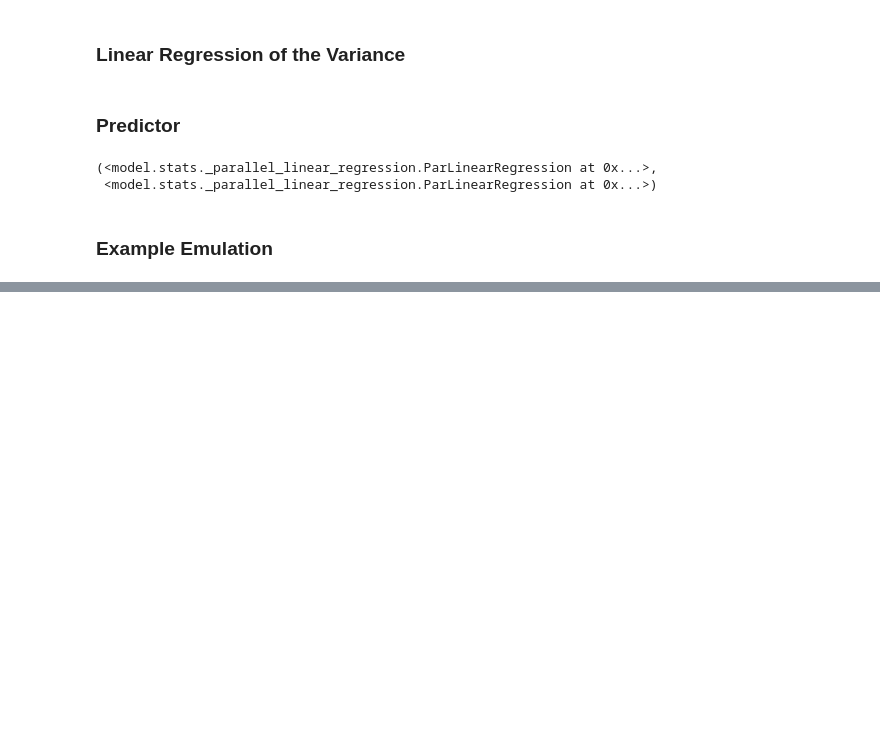
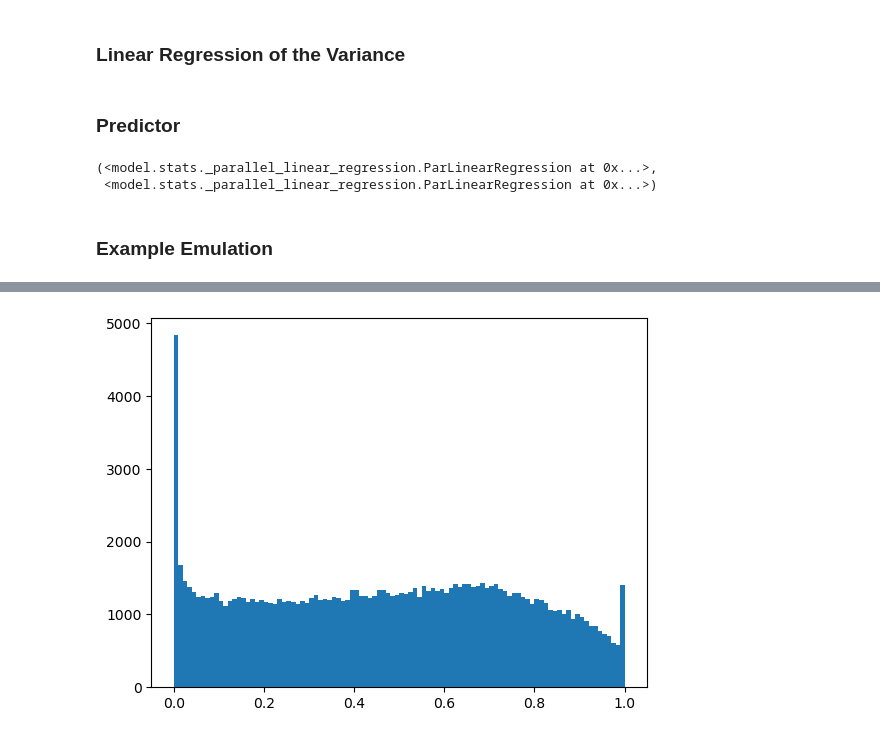
Before and after one commit to pjunghans1234/bachelorarbeit, a Jupyter notebook: quantile_plot.ipynb, the cells around one changed output, grey strips where cells are left out. Cells and saved outputs as stored; diff of their text form; code cells hidden in the pictures; blank space fills up the shorter version.

```diff
--- a/quantile_plot.ipynb
+++ b/quantile_plot.ipynb
@@ -193,0 +200,12 @@ plt.show()
+# %%
+delta = -0.3
+alpha = delta/(1-delta**2)
+omega = np.sqrt(var_prediction_da/(1-2*delta**2/np.pi))
+xi  = mean_prediction_da - omega * delta *np.sqrt(np.pi/2)
+# %%
+quantil_skewnorm = skewnorm.cdf(target_da_t, a = alpha, loc=xi, scale=omega)
+
+plt.hist(quantil_skewnorm.reshape(-1), bins = 100) #delta = -0.3
+plt.show()
+# %% [output]
+[figure, added]
```
Also changed, not shown: parts of 18 cells of this notebook, 6 other files.
